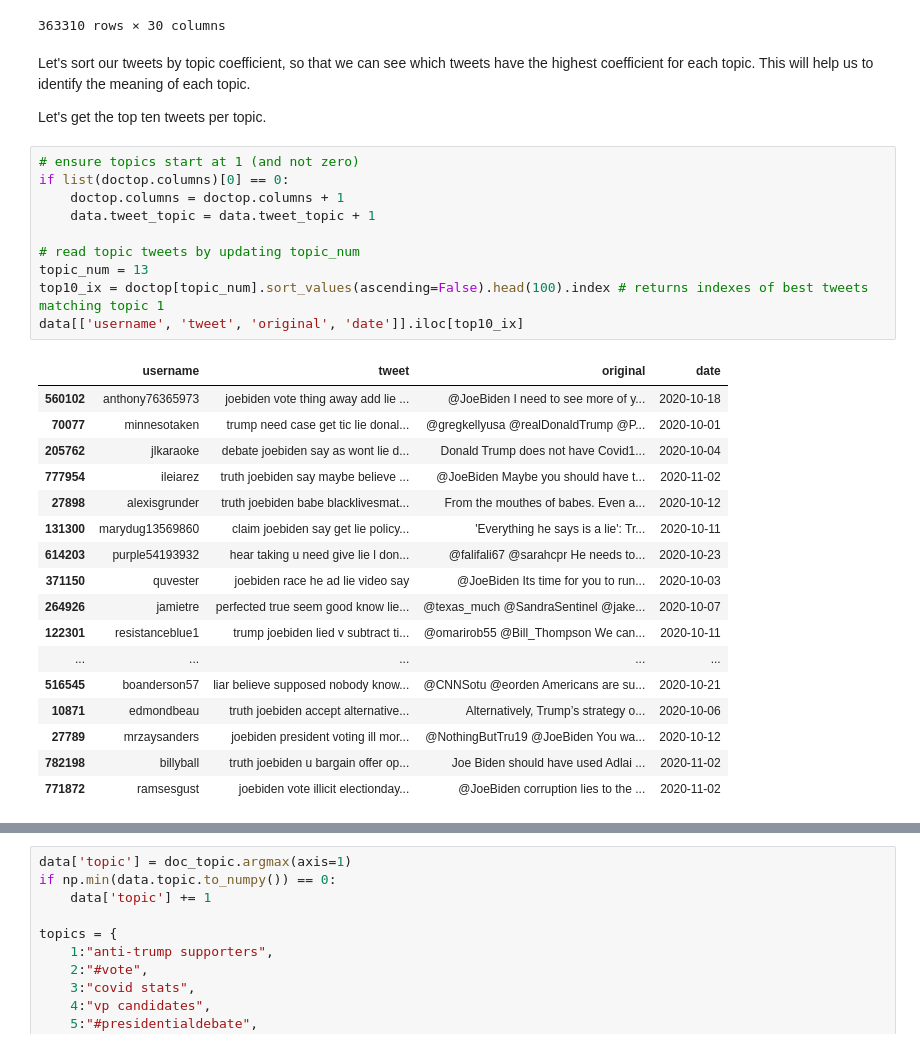
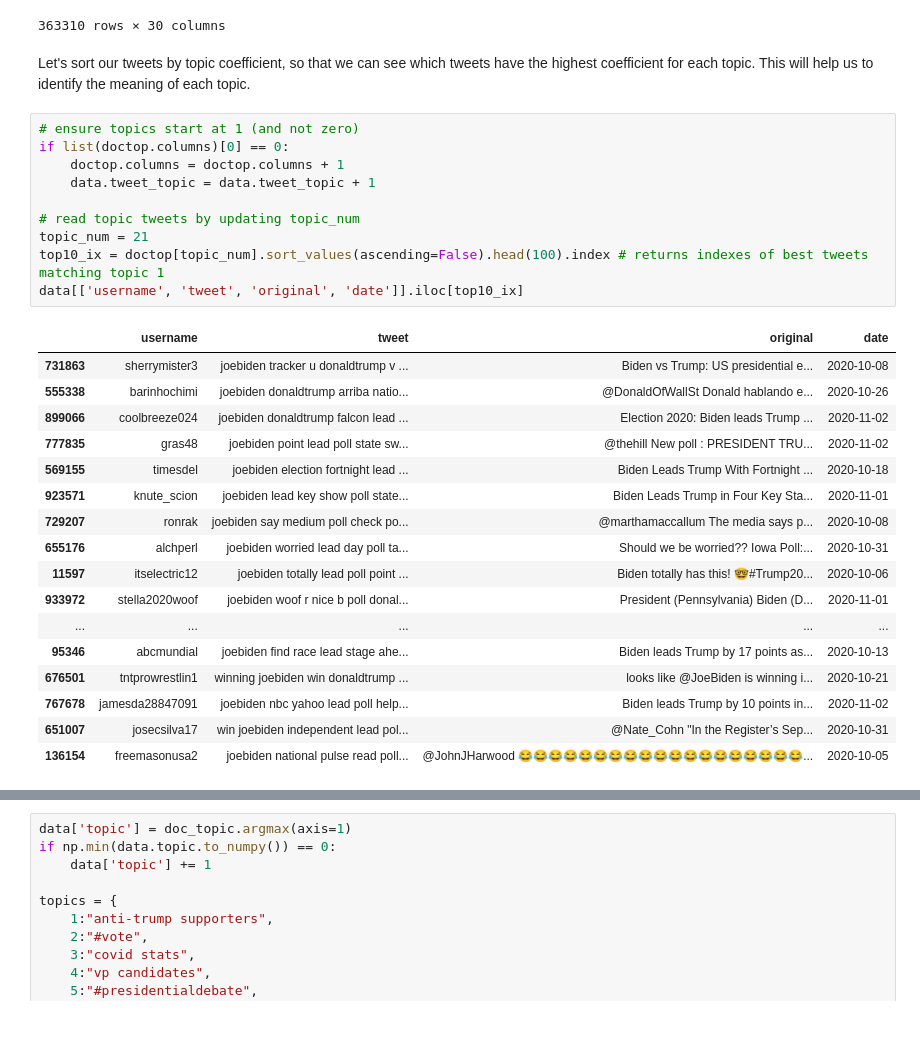
Before and after one commit to edubu2/metis-project4, a Jupyter notebook: code/topic_naming.ipynb, the cells around one changed output, grey strips where cells are left out. Saved outputs shown, nothing was run; the diff lists cells and outputs as text.

```diff
--- a/code/topic_naming.ipynb
+++ b/code/topic_naming.ipynb
@@ -104,38 +101,36 @@ doctop
 | 363308 | 0.001451 | 0.000000 | 0.000000 | 0.000463 | 0.000000 | 0.000000 | 0.000626 | 3.063218e-02 | 0.000000 | 0.000000 | 0.000248 | ... |
 | 363309 | 0.002834 | 0.000000 | 0.000000 | 0.000000 | 0.000000 | 0.000000 | 0.000000 | 0.000000e+00 | 0.032775 | 0.000000 | 0.000000 | ... |
 363310 rows × 30 columns
-# %% [markdown]
-Let's sort our tweets by topic coefficient, so that we can see which tweets have the highest coefficient for each topic. This will help us to identify the meaning of each topic.
-
-Let's get the top ten tweets per topic.
+# %% [markdown]
+Let's sort our tweets by topic coefficient, so that we can see which tweets have the highest coefficient for each topic. This will help us to identify the meaning of each topic.
 # %%
 # ensure topics start at 1 (and not zero)
 if list(doctop.columns)[0] == 0:
     doctop.columns = doctop.columns + 1
     data.tweet_topic = data.tweet_topic + 1
 
 # read topic tweets by updating topic_num
-topic_num = 13
+topic_num = 21
 top10_ix = doctop[topic_num].sort_values(ascending=False).head(100).index # returns indexes of best tweets matching topic 1
 data[['username', 'tweet', 'original', 'date']].iloc[top10_ix]
 # %% [output]
 |  | username | tweet | original | date |
-| 560102 | anthony76365973 | joebiden vote thing away add lie ... | @JoeBiden I need to see more of y... | 2020-10-18 |
-| 70077 | minnesotaken | trump need case get tic lie donal... | @gregkellyusa @realDonaldTrump @P... | 2020-10-01 |
-| 205762 | jlkaraoke | debate joebiden say as wont lie d... | Donald Trump does not have Covid1... | 2020-10-04 |
-| 777954 | ileiarez | truth joebiden say maybe believe ... | @JoeBiden Maybe you should have t... | 2020-11-02 |
-| 27898 | alexisgrunder | truth joebiden babe blacklivesmat... | From the mouthes of babes. Even a... | 2020-10-12 |
-| 131300 | marydug13569860 | claim joebiden say get lie policy... | 'Everything he says is a lie': Tr... | 2020-10-11 |
-| 614203 | purple54193932 | hear taking u need give lie l don... | @falifali67 @sarahcpr He needs to... | 2020-10-23 |
-| 371150 | quvester | joebiden race he ad lie video say | @JoeBiden Its time for you to run... | 2020-10-03 |
-| 264926 | jamietre | perfected true seem good know lie... | @texas_much @SandraSentinel @jake... | 2020-10-07 |
-| 122301 | resistanceblue1 | trump joebiden lied v subtract ti... | @omarirob55 @Bill_Thompson We can... | 2020-10-11 |
+| 731863 | sherrymister3 | joebiden tracker u donaldtrump v ... | Biden vs Trump: US presidential e... | 2020-10-08 |
+| 555338 | barinhochimi | joebiden donaldtrump arriba natio... | @DonaldOfWallSt Donald hablando e... | 2020-10-26 |
+| 899066 | coolbreeze024 | joebiden donaldtrump falcon lead ... | Election 2020: Biden leads Trump ... | 2020-11-02 |
+| 777835 | gras48 | joebiden point lead poll state sw... | @thehill New poll : PRESIDENT TRU... | 2020-11-02 |
+| 569155 | timesdel | joebiden election fortnight lead ... | Biden Leads Trump With Fortnight ... | 2020-10-18 |
+| 923571 | knute_scion | joebiden lead key show poll state... | Biden Leads Trump in Four Key Sta... | 2020-11-01 |
+| 729207 | ronrak | joebiden say medium poll check po... | @marthamaccallum The media says p... | 2020-10-08 |
+| 655176 | alchperl | joebiden worried lead day poll ta... | Should we be worried?? Iowa Poll:... | 2020-10-31 |
+| 11597 | itselectric12 | joebiden totally lead poll point ... | Biden totally has this! 🤓#Trump20... | 2020-10-06 |
+| 933972 | stella2020woof | joebiden woof r nice b poll donal... | President (Pennsylvania) Biden (D... | 2020-11-01 |
 | ... | ... | ... | ... | ... |
-| 516545 | boanderson57 | liar believe supposed nobody know... | @CNNSotu @eorden Americans are su... | 2020-10-21 |
-| 10871 | edmondbeau | truth joebiden accept alternative... | Alternatively, Trump’s strategy o... | 2020-10-06 |
-| 27789 | mrzaysanders | joebiden president voting ill mor... | @NothingButTru19 @JoeBiden You wa... | 2020-10-12 |
-| 782198 | billyball | truth joebiden u bargain offer op... | Joe Biden should have used Adlai ... | 2020-11-02 |
-| 771872 | ramsesgust | joebiden vote illicit electionday... | @JoeBiden corruption lies to the ... | 2020-11-02 |
+| 95346 | abcmundial | joebiden find race lead stage ahe... | Biden leads Trump by 17 points as... | 2020-10-13 |
+| 676501 | tntprowrestlin1 | winning joebiden win donaldtrump ... | looks like @JoeBiden is winning i... | 2020-10-21 |
+| 767678 | jamesda28847091 | joebiden nbc yahoo lead poll help... | Biden leads Trump by 10 points in... | 2020-11-02 |
+| 651007 | josecsilva17 | win joebiden independent lead pol... | @Nate_Cohn "In the Register’s Sep... | 2020-10-31 |
+| 136154 | freemasonusa2 | joebiden national pulse read poll... | @JohnJHarwood 😂😂😂😂😂😂😂😂😂😂😂😂😂😂😂😂😂😂😂... | 2020-10-05 |
 # %% [markdown]
 ## Final Topic Names
 
```
Also changed, not shown: parts of 7 cells of this notebook, 5 other files.
